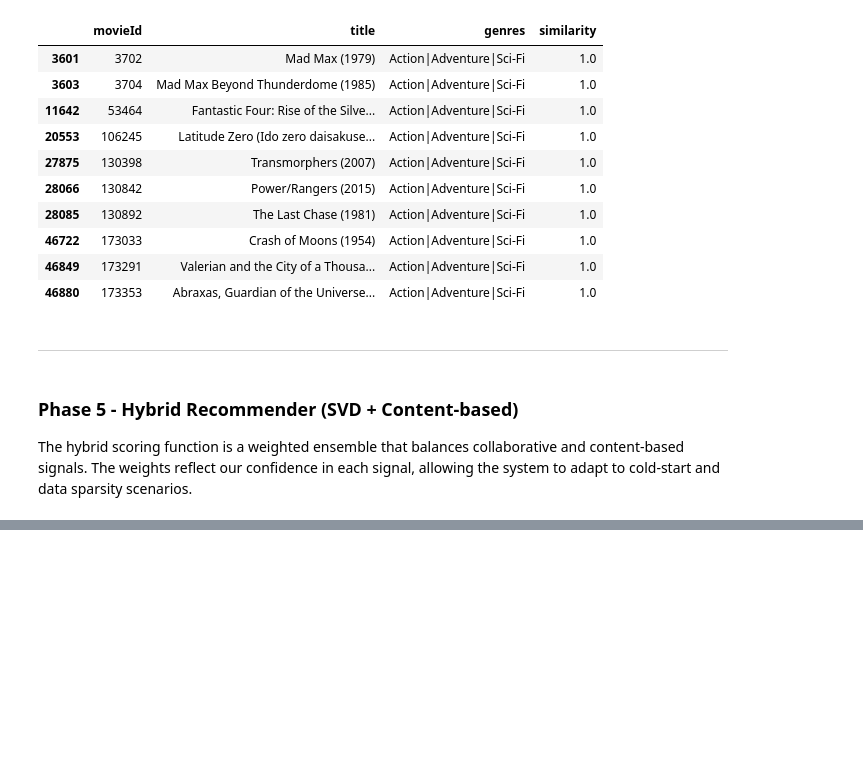
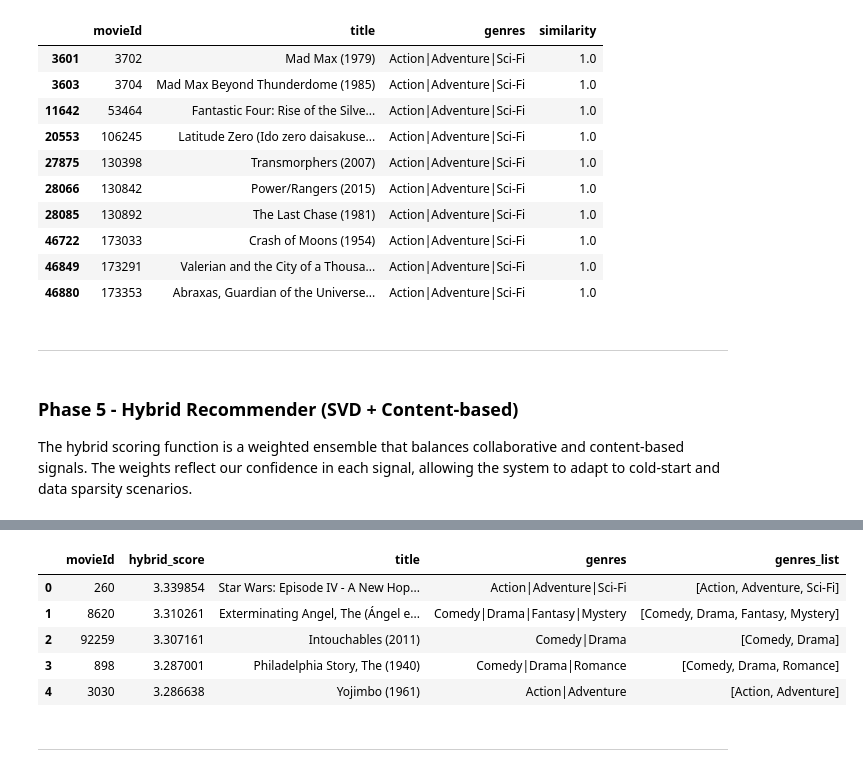
Before and after one commit to Aryan-Bhendarkar/Hybrid_Recommendation_System, a Jupyter notebook: notebooks/Hybrid_Recommendation_model.ipynb, the cells around one changed output, grey strips where cells are left out. Saved outputs shown, nothing was run; the diff lists cells and outputs as text; code cells hidden in the pictures; blank space fills up the shorter version.

```diff
--- a/notebooks/01_data_exploration.ipynb
+++ b/notebooks/Hybrid_Recommendation_model.ipynb
@@ -288,0 +350,51 @@ The hybrid scoring function is a weighted ensemble that balances collaborative a
+# %%
+def hybrid_recommendation(user_id, svd_model, ratings_df, movies_df, cosine_sim_df, alpha=0.7, n=10):
+
+    rated_movies = set(ratings_df[ratings_df["userId"] == user_id]["movieId"])
+
+    content_scores = compute_user_content_scores(user_id, ratings_df, cosine_sim_df, movies_df)
+
+    hybrid_scores = []
+
+    for movie_id in movies_df['movieId']:
+        if movie_id in rated_movies:
+            continue
+
+        # SVD Score
+        svd_score = svd_model.predict(user_id, movie_id).est
+
+        # content Score
+        content_score = content_scores.get(movie_id, 0)
+
+        # Final Score - Hybrid
+        final_score = alpha * svd_score + (1 - alpha) * content_score
+
+        hybrid_scores.append((movie_id, final_score))
+
+    top_movies = (
+        pd.DataFrame(hybrid_scores, columns=["movieId", "hybrid_score"])
+        .sort_values(by = "hybrid_score", ascending = False)
+        .head(n)
+        .merge(movies_df, on="movieId")
+    )
+
+    return top_movies
+# %%
+hybrid_recommendation(
+    user_id=65225,
+    svd_model=svd,
+    ratings_df=ratings_sample,
+    movies_df=movies,
+    cosine_sim_df=cosine_sim_df,
+    alpha=0.7,
+    n=5
+)
+# %% [output]
+|  | movieId | hybrid_score | title | genres | genres_list |
+| 0 | 260 | 3.339854 | Star Wars: Episode IV - A New Hop... | Action|Adventure|Sci-Fi | [Action, Adventure, Sci-Fi] |
+| 1 | 8620 | 3.310261 | Exterminating Angel, The (Ángel e... | Comedy|Drama|Fantasy|Mystery | [Comedy, Drama, Fantasy, Mystery] |
+| 2 | 92259 | 3.307161 | Intouchables (2011) | Comedy|Drama | [Comedy, Drama] |
+| 3 | 898 | 3.287001 | Philadelphia Story, The (1940) | Comedy|Drama|Romance | [Comedy, Drama, Romance] |
+| 4 | 3030 | 3.286638 | Yojimbo (1961) | Action|Adventure | [Action, Adventure] |
+# %% [markdown]
+---
```
Also changed, not shown: parts of 10 cells of this notebook.
